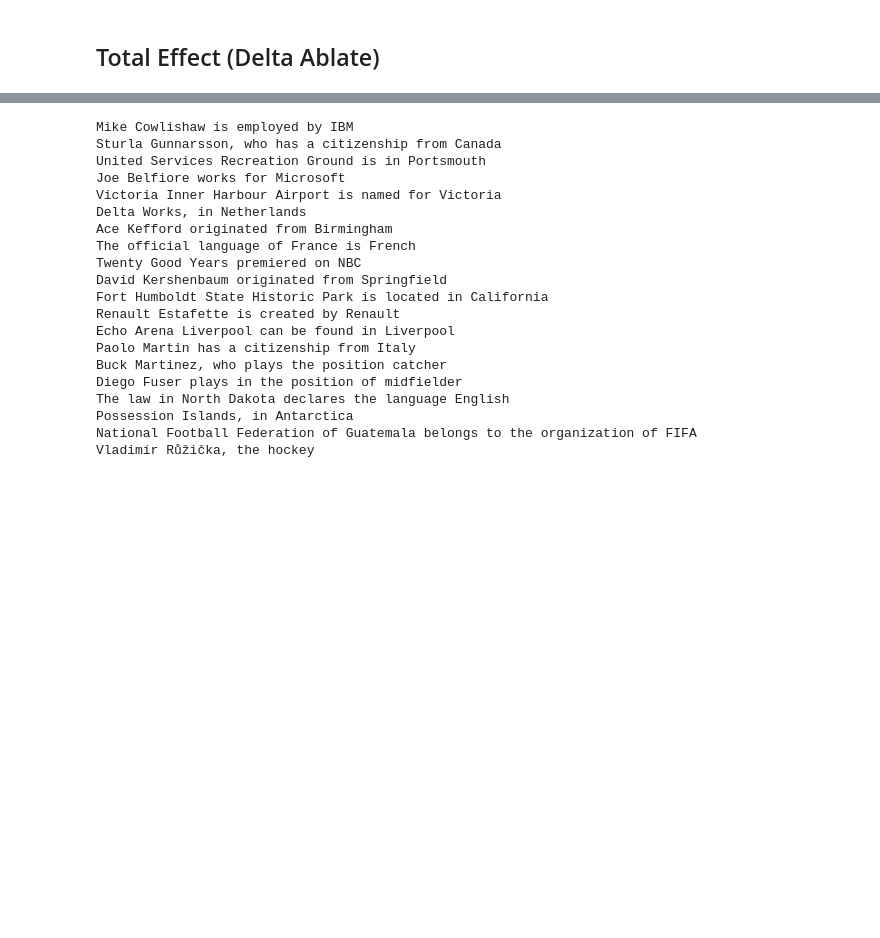
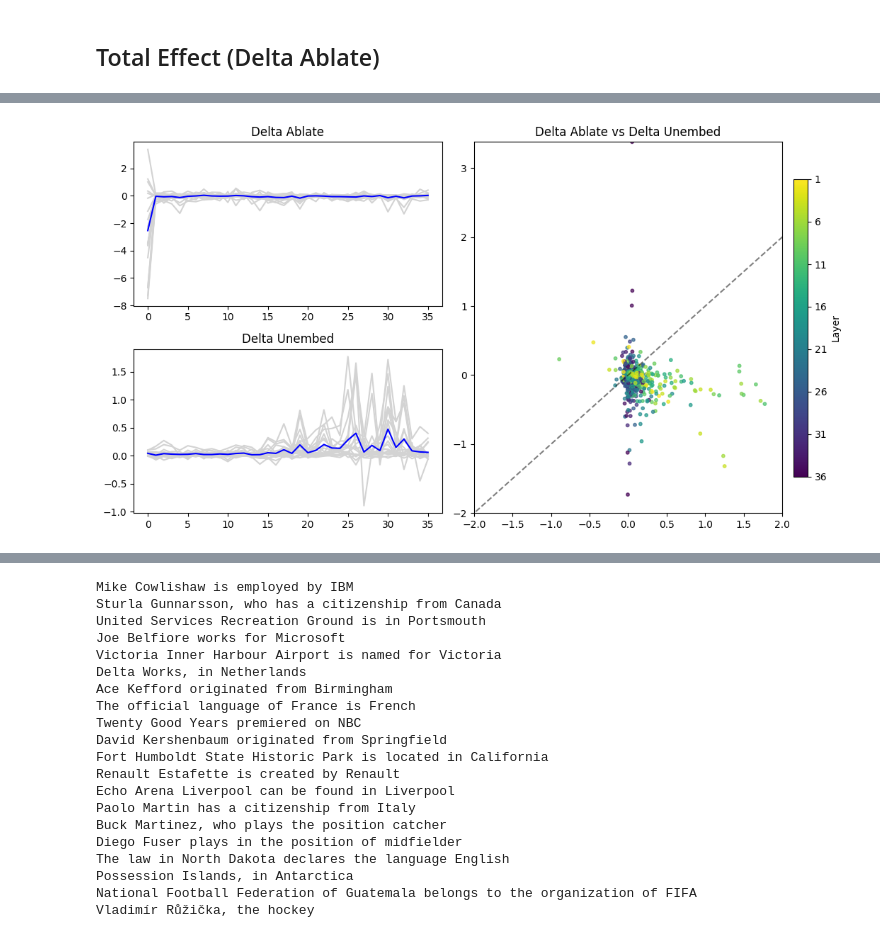
Before and after one commit to jansont/transformer-circuits, a Jupyter notebook: notebooks/HydraEffectSameHeadsReproduce.ipynb, the cells around one changed output, grey strips where cells are left out. Cells and saved outputs as stored; diff of their text form; code cells hidden in the pictures; blank space fills up the shorter version.

```diff
--- a/notebooks/HydraEffectSameHeadsReproduce.ipynb
+++ b/notebooks/HydraEffectSameHeadsReproduce.ipynb
@@ -892,4 +1005,5 @@ def total_effect(
 # %%
+torch.cuda.empty_cache()
 def run_experiment_on_total_effect(dataset, n, activation_to_ablate):
     indices = list(range(len(dataset)))
     random.shuffle(indices)
@@ -912,6 +1026,6 @@ def run_experiment_on_total_effect(dataset, n, activation_to_ablate):
         results.append(result)
     return results
 
-results_attn = run_experiment_on_total_effect(dataset, n=5, activation_to_ablate="attn_out")
+results_attn = run_experiment_on_total_effect(dataset, n=20, activation_to_ablate="attn_out")
 # results_mlp = run_experiment_on_delta_ablate(dataset, n=10, activation_to_ablate="mlp_out")
 # results_resid = run_experiment_on_delta_ablate(dataset, n=10, activation_to_ablate="attn_out")
@@ -958,0 +1032,82 @@ tensor([-3.1926, -0.2290, -0.1110, -0.0348,  0.0257,  0.0156,  0.0770,  0.0423,
+# %%
+def plot_total_effect(results, ablation_type="attn", use_target=True, show_err=False):
+    layer_names = results[0]["layer_names"]
+    ablate_idx = torch.tensor([ablation_type in l for l in layer_names])
+
+    all_delta_ablates = [] ; all_delta_unembed = []
+    for result in results:
+        if use_target:
+            delta_ablate = result["target_delta_ablate"]
+            delta_unembed = result["target_delta_unembed"]
+
+        else:
+            delta_ablate = result["mle_delta_ablate"]
+            delta_unembed = result["mle_delta_unembed"]
+
+        delta_unembed = delta_unembed[ablate_idx]
+
+        all_delta_ablates.append(delta_ablate)
+        all_delta_unembed.append(delta_unembed)
+
+    delta_ablate = torch.stack(all_delta_ablates)
+    delta_unembed = torch.stack(all_delta_unembed)
+
+    delta_ablate_mean = delta_ablate.mean(dim=0)
+    delta_ablate_err = delta_ablate.std(dim=0) / (delta_ablate.shape[0]**0.5)
+
+    delta_unembed_mean = delta_unembed.mean(dim=0)
+    delta_unembed_err = delta_unembed.std(dim=0) / (delta_unembed.shape[0]**0.5)
+
+
+
+    # Create a 2x2 grid of subplots
+    fig, axes = plt.subplots(nrows=2, ncols=2, figsize=(10, 6))
+    # Remove the last empty subplot from the grid
+    fig.delaxes(axes[1, 1])
+    fig.delaxes(axes[0,1])
+
+
+    for exp_idx in range(delta_ablate.shape[0]):
+        axes[0,0].plot(delta_ablate[exp_idx], color="lightgrey")
+        axes[1,0].plot(delta_unembed[exp_idx], color="lightgrey")
+    axes[0,0].plot(delta_ablate_mean, color="blue", label="Mean")
+    axes[1,0].plot(delta_unembed_mean, color="blue", label="Mean")
+
+    axes[0, 0].set_title("Delta Ablate")
+    axes[1, 0].set_title("Delta Unembed")
+
+    ax_third = fig.add_subplot(1, 2, 2)
+    for exp_idx in  range(delta_ablate.shape[0]):
+        da = delta_ablate[exp_idx]
+        du = delta_unembed[exp_idx]
+        layer_colors = plt.cm.viridis(np.linspace(0, 1, du.shape[-1]))
+        ax_third.scatter(x = du, y = da, c=layer_colors, s=10, marker='o', alpha=0.7)
+
+    min_val = min(delta_unembed.min(), delta_ablate.min())
+    max_val = max(delta_unembed.max(), delta_ablate.max())
+
+    magnitude_axis=2
+    ax_third.set_xlim(-magnitude_axis, magnitude_axis)
+    ax_third.set_ylim(-magnitude_axis, max_val)
+
+    # Set the limits for the dashed line to go through zero and extend on both sides
+    line_min = min(min_val, 0)
+    line_max = max(max_val, 0)
+    ax_third.plot([line_min, line_max], [line_min, line_max], color='black', linestyle='dashed', alpha=0.5)
+    ax_third.set_title("Delta Ablate vs Delta Unembed")
+    cax = fig.add_axes([0.99, 0.15, 0.02, 0.7])  # Adjust the position and size as needed
+    cbar = plt.colorbar(plt.cm.ScalarMappable(cmap=plt.cm.viridis), cax=cax)
+    tick_locations = np.linspace(0, 1, 8)  # Adjust the number of ticks as needed
+    tick_labels = np.arange(36, 0, -5)
+    cbar.set_ticks(tick_locations)
+    cbar.set_ticklabels(tick_labels)
+    cbar.set_label('Layer')
+
+
+
+    plt.tight_layout()
+    plt.show()
+
+
+plot_total_effect(results_attn, ablation_type="attn", use_target=True, show_err=True)
+# %% [output]
@@ -958,0 +1115 @@ tensor([-3.1926, -0.2290, -0.1110, -0.0348,  0.0257,  0.0156,  0.0770,  0.0423,
+[figure, added]
```
Also changed, not shown: parts of 23 cells of this notebook, 1 other file.
